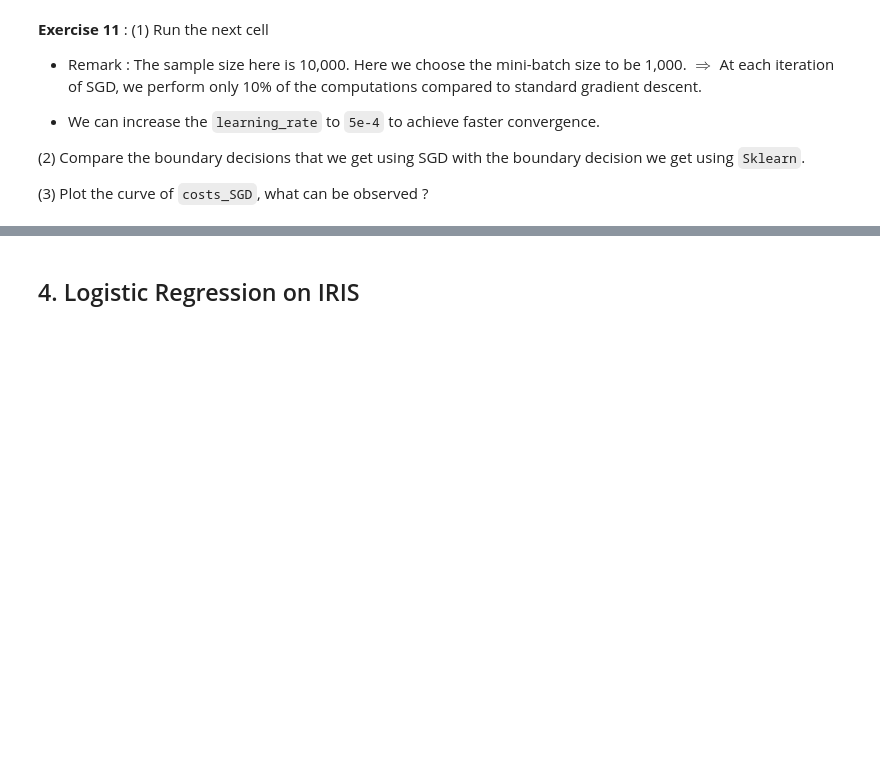
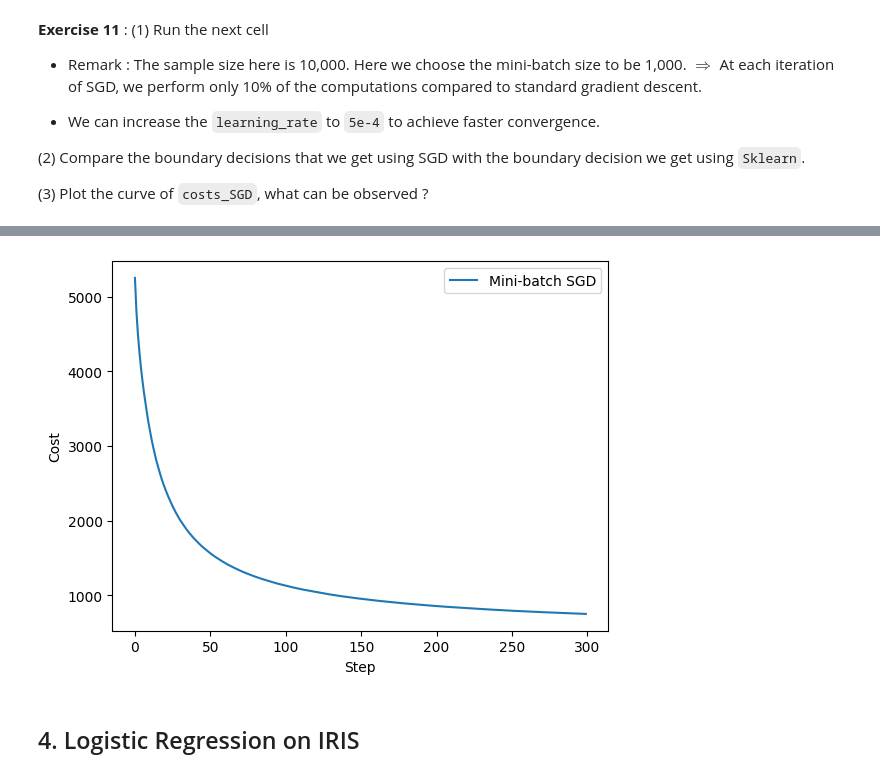
Before and after one commit to AntoninDurousseau/Studies, a Jupyter notebook: M1/Statistical learning/TP3/TP3 Logistic Regression and SGD.ipynb, the cells around one changed output, grey strips where cells are left out. Saved outputs shown, nothing was run; the diff lists cells and outputs as text; code cells hidden in the pictures; blank space fills up the shorter version.

```diff
--- a/M1/Statistical learning/TP3/TP3 Logistic Regression and SGD.ipynb
+++ b/M1/Statistical learning/TP3/TP3 Logistic Regression and SGD.ipynb
@@ -366,3 +398,12 @@ print ("The parameters computed by stochastic gradient descent are: ", w_SGD, b_
+# %%
+# Answer for Exercise 10 - (3):
+plt.plot(np.arange(len(costs_SGD)), costs_SGD, label="Mini-batch SGD")
+plt.xlabel("Step")
+plt.ylabel("Cost")
+plt.legend()
+plt.show()
+# %% [output]
+[figure, added]
 # %% [markdown]
 ## 4. Logistic Regression on IRIS
 # %% [markdown]
```
Also changed, not shown: parts of 28 cells of this notebook, 5 other files.
